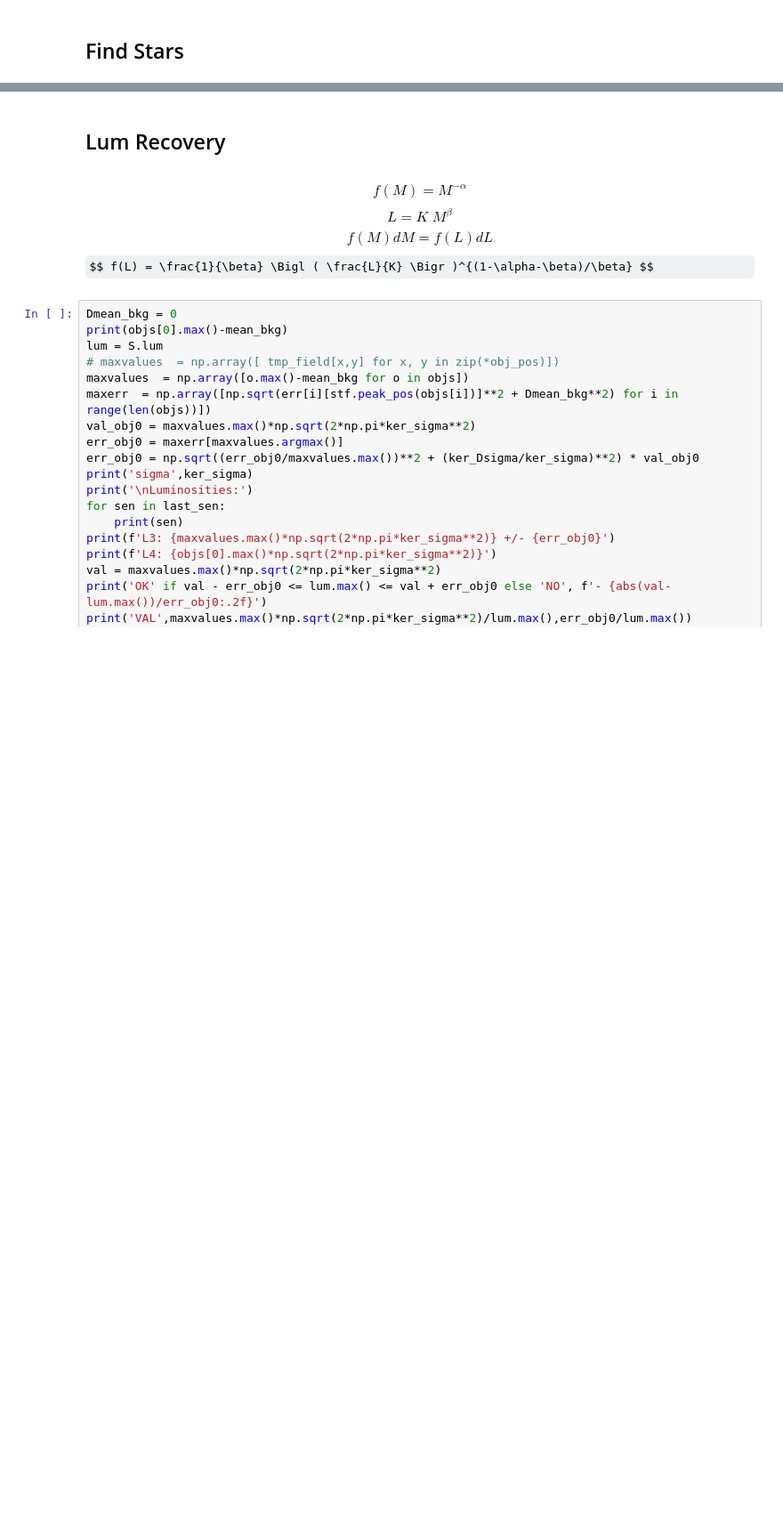
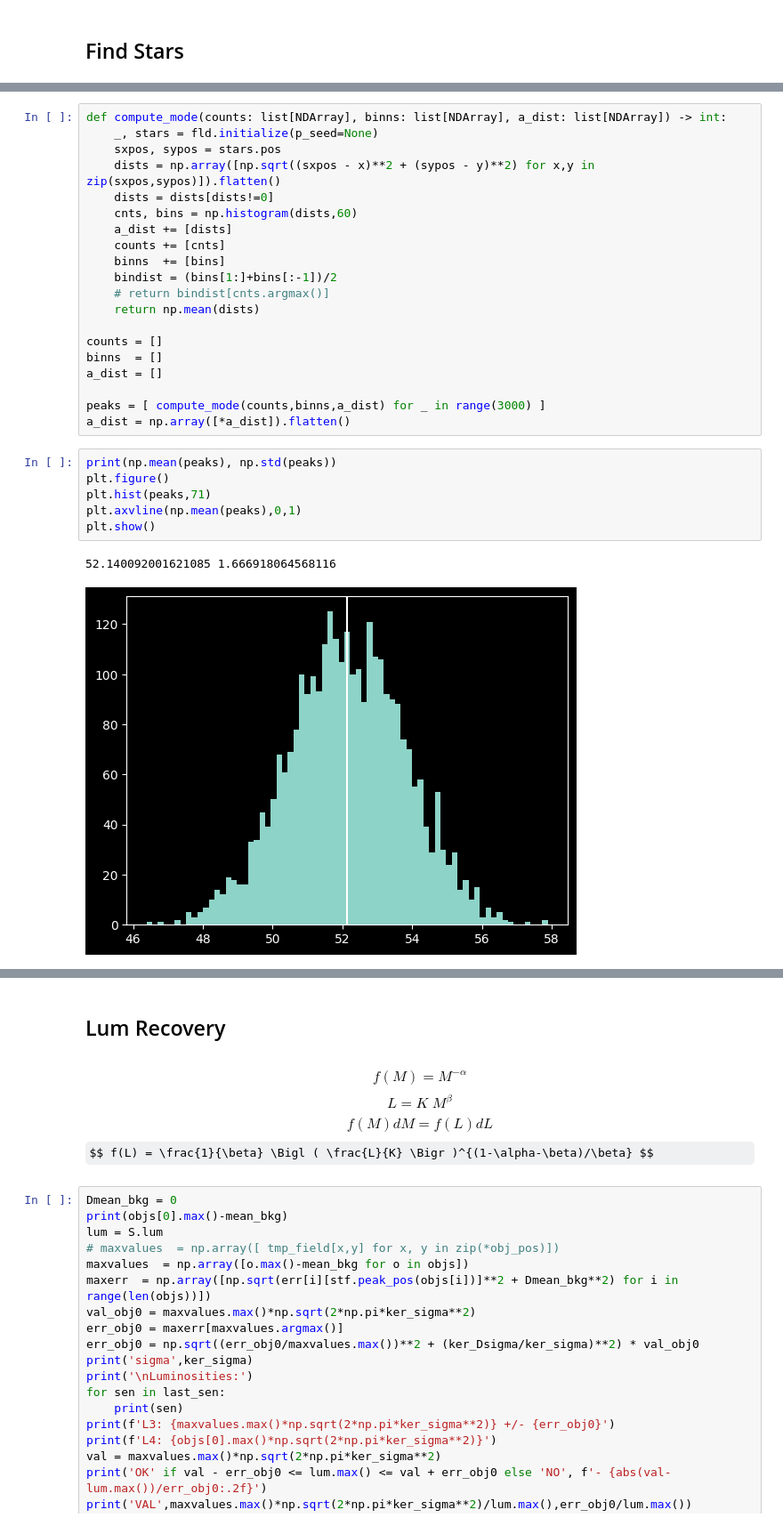
Before and after one commit to 00-berni/proj_2, a Jupyter notebook: implementation.ipynb, the cells around one changed output, grey strips where cells are left out. Shown at 89% size. Saved outputs shown, nothing was run; the diff lists cells and outputs as text; some formulas as TeX source; blank space fills up the shorter version.

```diff
--- a/implementation.ipynb
+++ b/implementation.ipynb
@@ -894,0 +889,29 @@ Step 468
+# %%
+def compute_mode(counts: list[NDArray], binns: list[NDArray], a_dist: list[NDArray]) -> int:
+    _, stars = fld.initialize(p_seed=None)
+    sxpos, sypos = stars.pos
+    dists = np.array([np.sqrt((sxpos - x)**2 + (sypos - y)**2) for x,y in zip(sxpos,sypos)]).flatten()
+    dists = dists[dists!=0]
+    cnts, bins = np.histogram(dists,60)
+    a_dist += [dists]
+    counts += [cnts]
+    binns  += [bins]
+    bindist = (bins[1:]+bins[:-1])/2
+    # return bindist[cnts.argmax()]
+    return np.mean(dists)
+
+counts = []
+binns  = []
+a_dist = []
+
+peaks = [ compute_mode(counts,binns,a_dist) for _ in range(3000) ]
+a_dist = np.array([*a_dist]).flatten()
+# %%
+print(np.mean(peaks), np.std(peaks))
+plt.figure()
+plt.hist(peaks,71)
+plt.axvline(np.mean(peaks),0,1)
+plt.show()
+# %% [output]
+52.140092001621085 1.666918064568116
+[figure, added]
```
Also changed, not shown: parts of 8 cells of this notebook.
